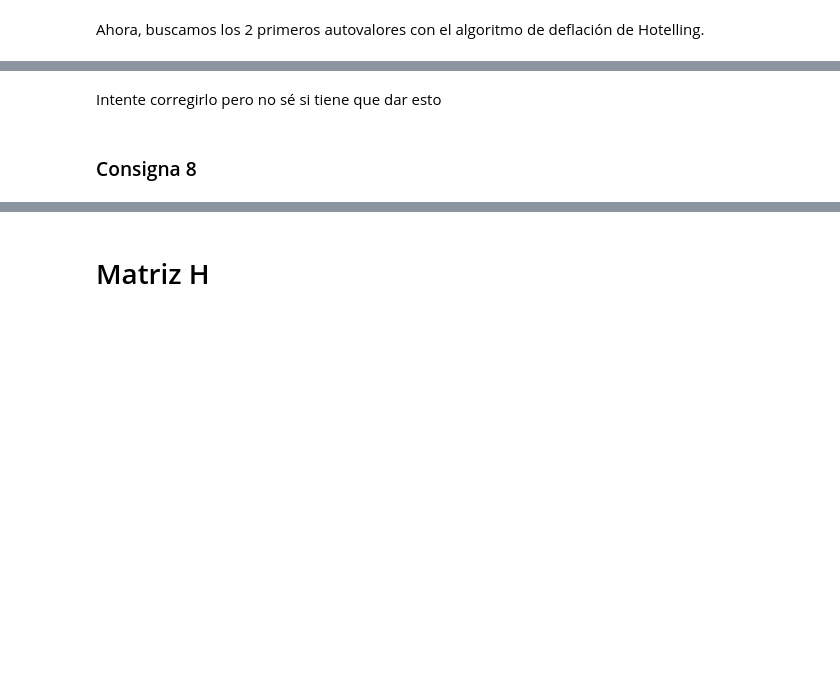
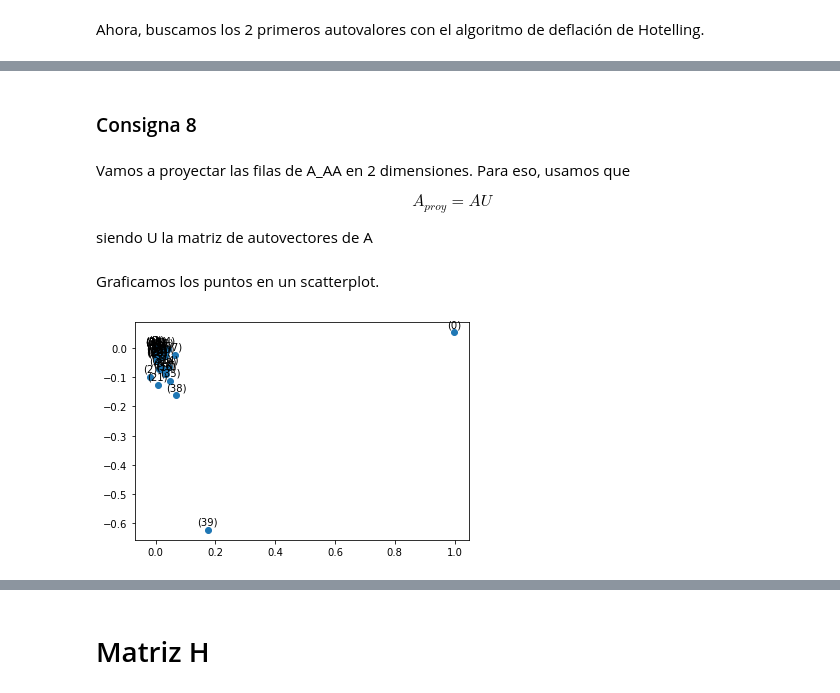
Before and after one commit to evaFomina/ALC_TP, a Jupyter notebook: Tiburones_ALC_TP2.ipynb, the cells around one changed output, grey strips where cells are left out. Saved outputs shown, nothing was run; the diff lists cells and outputs as text; code cells hidden in the pictures; blank space fills up the shorter version.

```diff
--- a/Tiburones_ALC_TP2.ipynb
+++ b/Tiburones_ALC_TP2.ipynb
@@ -701,7 +787,5 @@ cov_AA=norm_AA.T@norm_AA/(39)
 # %% [markdown]
 Ahora, buscamos los 2 primeros autovalores con el algoritmo de deflación de Hotelling.
 # %%
-avecsAA,avalsAA=hotelling(cov_AA,2,0.1)
-
-#DEBUGGEAR
+avecsAA,avalsAA=hotelling(cov_AA,2,0.001)
 # %%
@@ -729,4 +816,25 @@ print(avalsAA)
-# %% [markdown]
-Intente corregirlo pero no sé si tiene que dar esto
 # %% [markdown]
 ### Consigna 8
+# %% [markdown]
+Vamos a proyectar las filas de A_AA en 2 dimensiones. Para eso, usamos que
+
+$$ A_{proy} = A U $$
+
+siendo U la matriz de autovectores de A
+# %%
+U=np.array([avecsAA[0],avecsAA[1]]).T
+proyAA=A_AA@U
+# %% [markdown]
+Graficamos los puntos en un scatterplot.
+# %%
+x = [punto[0] for punto in proyAA]
+y = [punto[1] for punto in proyAA]
+
+plt.scatter(x,y)
+
+for i, (xi, yi) in enumerate(proyAA):
+    plt.annotate(f'({i})', (xi, yi), textcoords="offset points", xytext=(0, 5), ha='center')
+
+plt.show()
+# %% [output]
+[figure, added]
```
Also changed, not shown: parts of 60 cells of this notebook.
